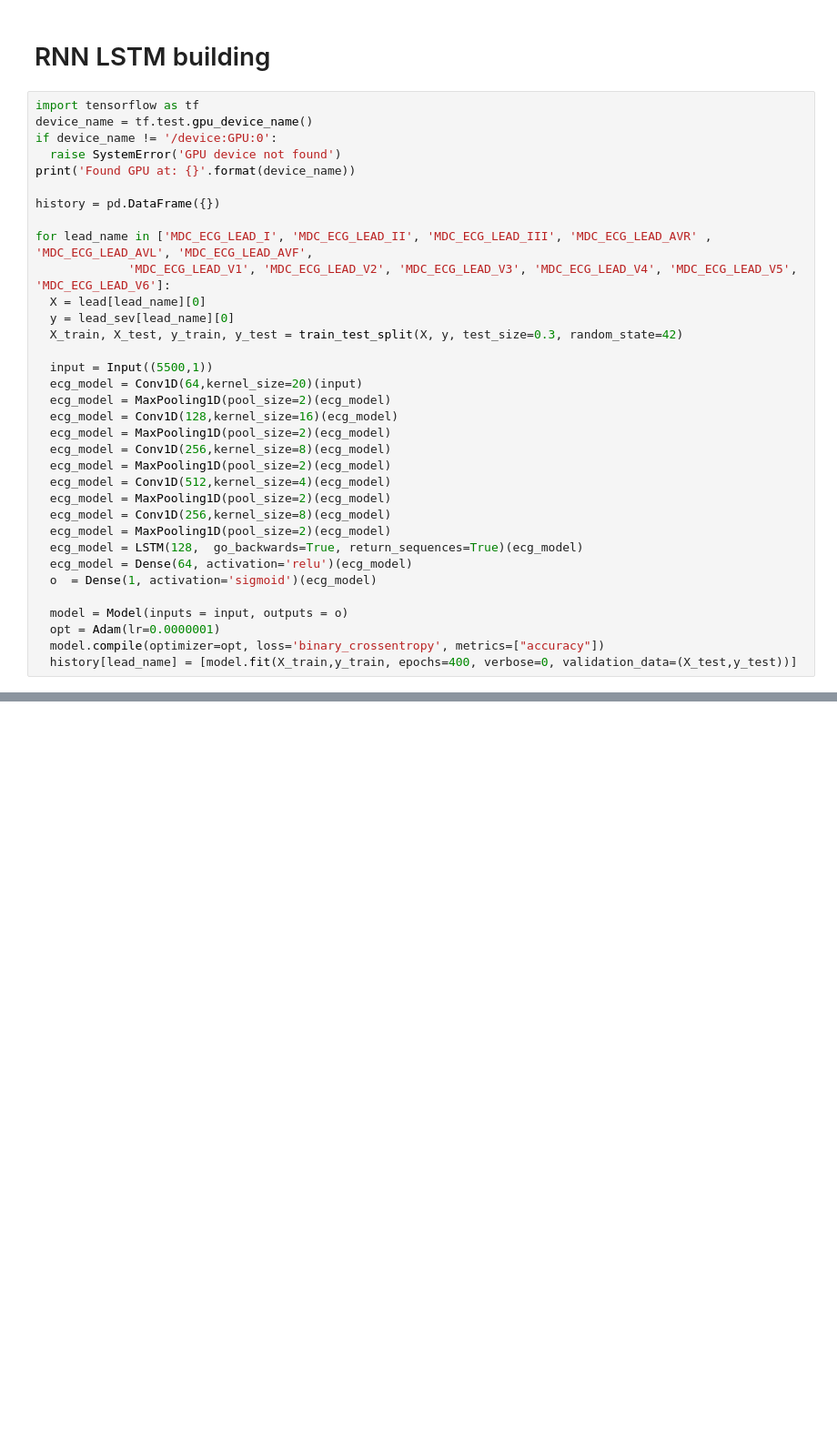
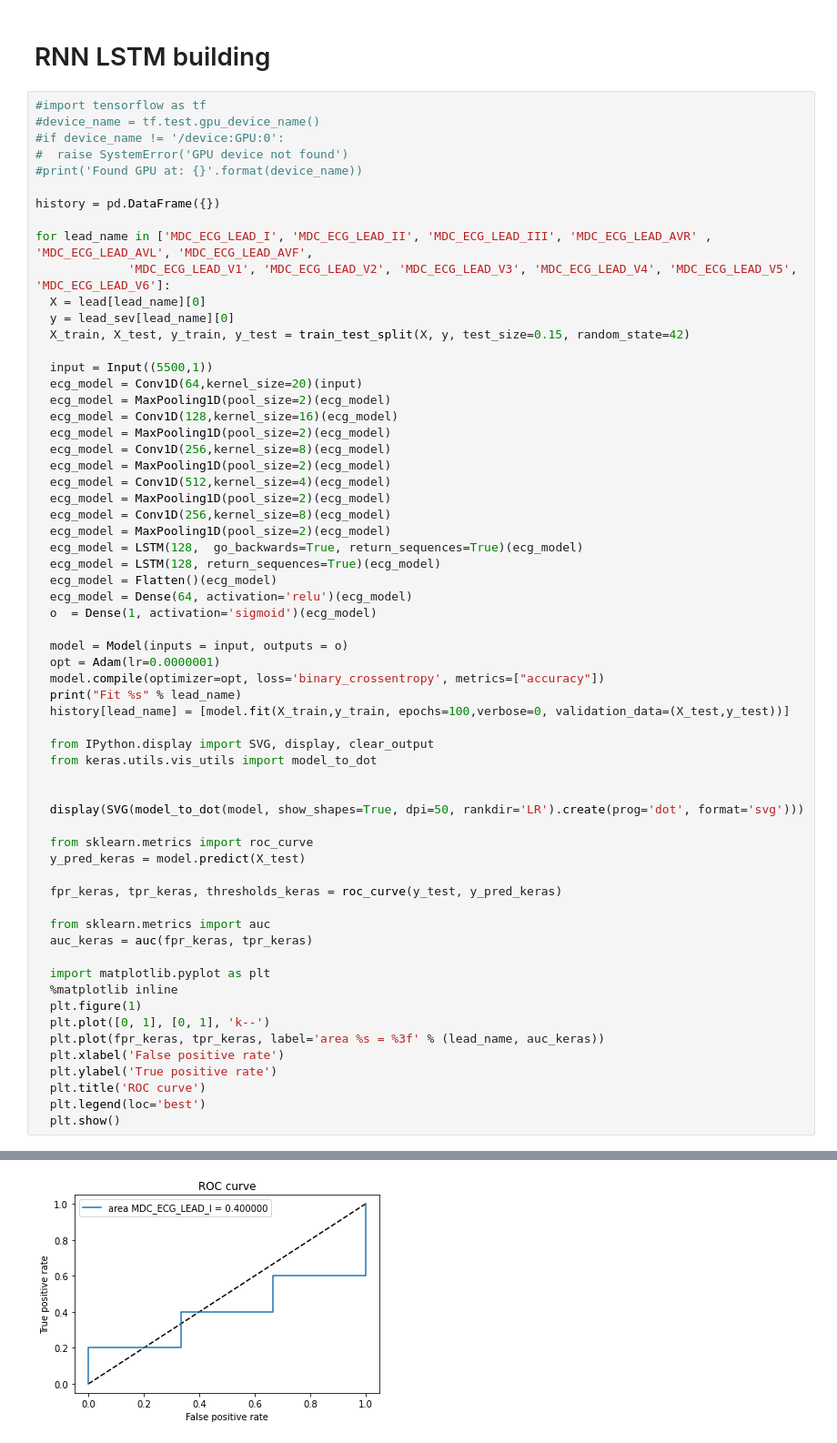
Before and after one commit to vicentbas/ia3_uv, a Jupyter notebook: ecg_full_dataframe.ipynb, the cells around one changed output, grey strips where cells are left out. Shown at 91% size. Cells and saved outputs as stored; diff of their text form; blank space fills up the shorter version.

```diff
--- a/ecg_full_dataframe.ipynb
+++ b/ecg_full_dataframe.ipynb
@@ -175,11 +168,11 @@ for lead_name in ['MDC_ECG_LEAD_I', 'MDC_ECG_LEAD_II', 'MDC_ECG_LEAD_III', 'MDC_
 # %% [markdown]
 # RNN LSTM building
 # %%
-import tensorflow as tf
-device_name = tf.test.gpu_device_name()
-if device_name != '/device:GPU:0':
-  raise SystemError('GPU device not found')
-print('Found GPU at: {}'.format(device_name))
+#import tensorflow as tf
+#device_name = tf.test.gpu_device_name()
+#if device_name != '/device:GPU:0':
+#  raise SystemError('GPU device not found')
+#print('Found GPU at: {}'.format(device_name))
 
 history = pd.DataFrame({})
 
@@ -187,7 +180,7 @@ for lead_name in ['MDC_ECG_LEAD_I', 'MDC_ECG_LEAD_II', 'MDC_ECG_LEAD_III', 'MDC_
              'MDC_ECG_LEAD_V1', 'MDC_ECG_LEAD_V2', 'MDC_ECG_LEAD_V3', 'MDC_ECG_LEAD_V4', 'MDC_ECG_LEAD_V5', 'MDC_ECG_LEAD_V6']:
   X = lead[lead_name][0]
   y = lead_sev[lead_name][0]
-  X_train, X_test, y_train, y_test = train_test_split(X, y, test_size=0.3, random_state=42)
+  X_train, X_test, y_train, y_test = train_test_split(X, y, test_size=0.15, random_state=42)
 
   input = Input((5500,1))
   ecg_model = Conv1D(64,kernel_size=20)(input)
@@ -201,11 +194,39 @@ for lead_name in ['MDC_ECG_LEAD_I', 'MDC_ECG_LEAD_II', 'MDC_ECG_LEAD_III', 'MDC_
   ecg_model = Conv1D(256,kernel_size=8)(ecg_model)
   ecg_model = MaxPooling1D(pool_size=2)(ecg_model)
   ecg_model = LSTM(128,  go_backwards=True, return_sequences=True)(ecg_model)
+  ecg_model = LSTM(128, return_sequences=True)(ecg_model)
+  ecg_model = Flatten()(ecg_model)
   ecg_model = Dense(64, activation='relu')(ecg_model)
   o  = Dense(1, activation='sigmoid')(ecg_model)
 
   model = Model(inputs = input, outputs = o)
   opt = Adam(lr=0.0000001)
   model.compile(optimizer=opt, loss='binary_crossentropy', metrics=["accuracy"])
-  history[lead_name] = [model.fit(X_train,y_train, epochs=400, verbose=0, validation_data=(X_test,y_test))]
+  print("Fit %s" % lead_name)
+  history[lead_name] = [model.fit(X_train,y_train, epochs=100,verbose=0, validation_data=(X_test,y_test))]
+
+  from IPython.display import SVG, display, clear_output
+  from keras.utils.vis_utils import model_to_dot
+
+
+  display(SVG(model_to_dot(model, show_shapes=True, dpi=50, rankdir='LR').create(prog='dot', format='svg')))
+
+  from sklearn.metrics import roc_curve
+  y_pred_keras = model.predict(X_test)
+
+  fpr_keras, tpr_keras, thresholds_keras = roc_curve(y_test, y_pred_keras)
+
+  from sklearn.metrics import auc
+  auc_keras = auc(fpr_keras, tpr_keras)
+
+  import matplotlib.pyplot as plt
+  %matplotlib inline
+  plt.figure(1)
+  plt.plot([0, 1], [0, 1], 'k--')
+  plt.plot(fpr_keras, tpr_keras, label='area %s = %3f' % (lead_name, auc_keras))
+  plt.xlabel('False positive rate')
+  plt.ylabel('True positive rate')
+  plt.title('ROC curve')
+  plt.legend(loc='best')
+  plt.show()
 # %% [output]
@@ -212,0 +235 @@ Found GPU at: /device:GPU:0
+[figure, added]
```
Also changed, not shown: parts of 28 cells of this notebook.
